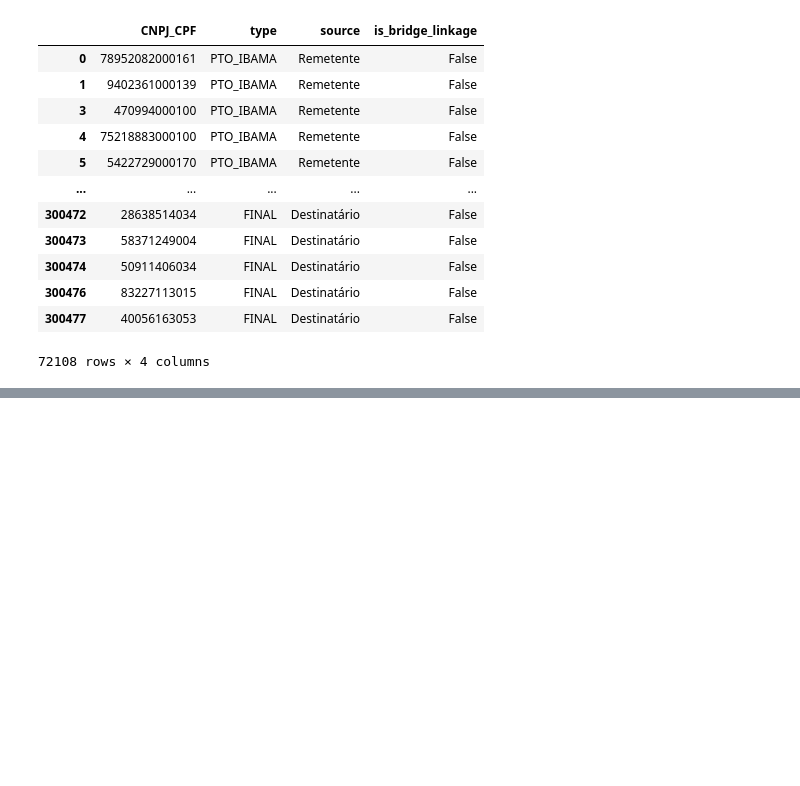
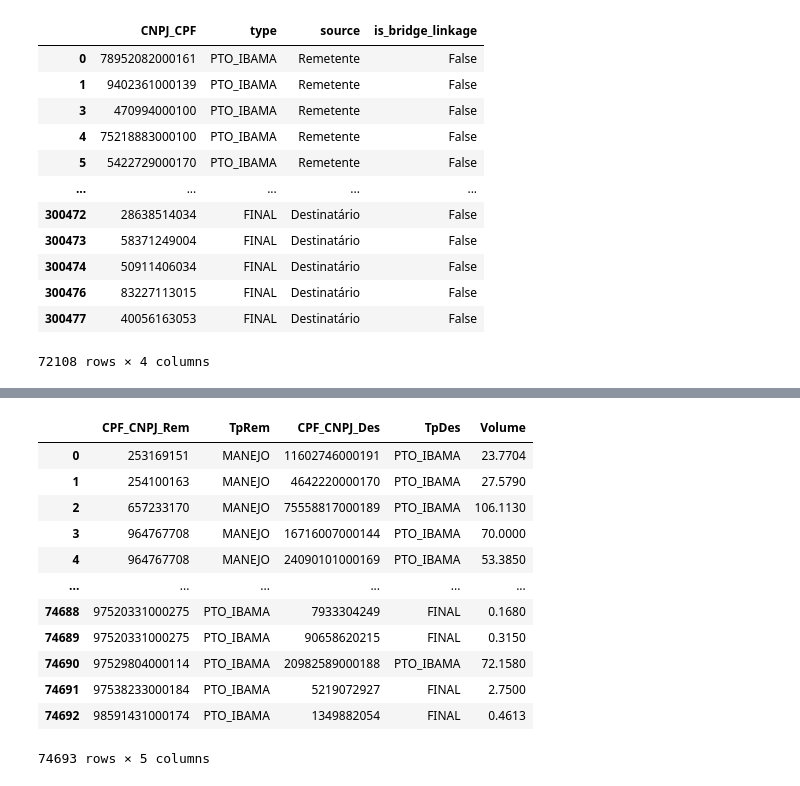
Before and after one commit to mistercapote/atividade_madeireira, a Jupyter notebook: src/example2.ipynb, the cells around one changed output, grey strips where cells are left out. Drawn from its saved outputs; the diff is of its cells as text; code cells hidden in the pictures; blank space fills up the shorter version.

```diff
--- a/src/example2.ipynb
+++ b/src/example2.ipynb
@@ -165,0 +220,16 @@ node_df
+# %%
+df_tran
+# %% [output]
+|  | CPF_CNPJ_Rem | TpRem | CPF_CNPJ_Des | TpDes | Volume |
+| 0 | 253169151 | MANEJO | 11602746000191 | PTO_IBAMA | 23.7704 |
+| 1 | 254100163 | MANEJO | 4642220000170 | PTO_IBAMA | 27.5790 |
+| 2 | 657233170 | MANEJO | 75558817000189 | PTO_IBAMA | 106.1130 |
+| 3 | 964767708 | MANEJO | 16716007000144 | PTO_IBAMA | 70.0000 |
+| 4 | 964767708 | MANEJO | 24090101000169 | PTO_IBAMA | 53.3850 |
+| ... | ... | ... | ... | ... | ... |
+| 74688 | 97520331000275 | PTO_IBAMA | 7933304249 | FINAL | 0.1680 |
+| 74689 | 97520331000275 | PTO_IBAMA | 90658620215 | FINAL | 0.3150 |
+| 74690 | 97529804000114 | PTO_IBAMA | 20982589000188 | PTO_IBAMA | 72.1580 |
+| 74691 | 97538233000184 | PTO_IBAMA | 5219072927 | FINAL | 2.7500 |
+| 74692 | 98591431000174 | PTO_IBAMA | 1349882054 | FINAL | 0.4613 |
+74693 rows × 5 columns
```
Also changed, not shown: parts of 29 cells of this notebook, 1 other file.
